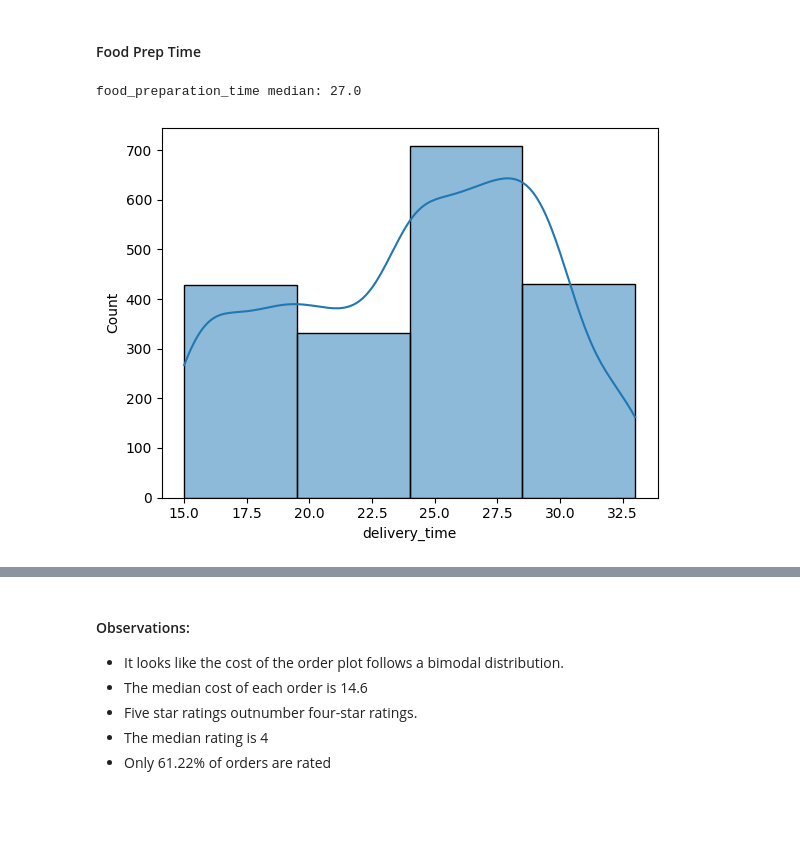
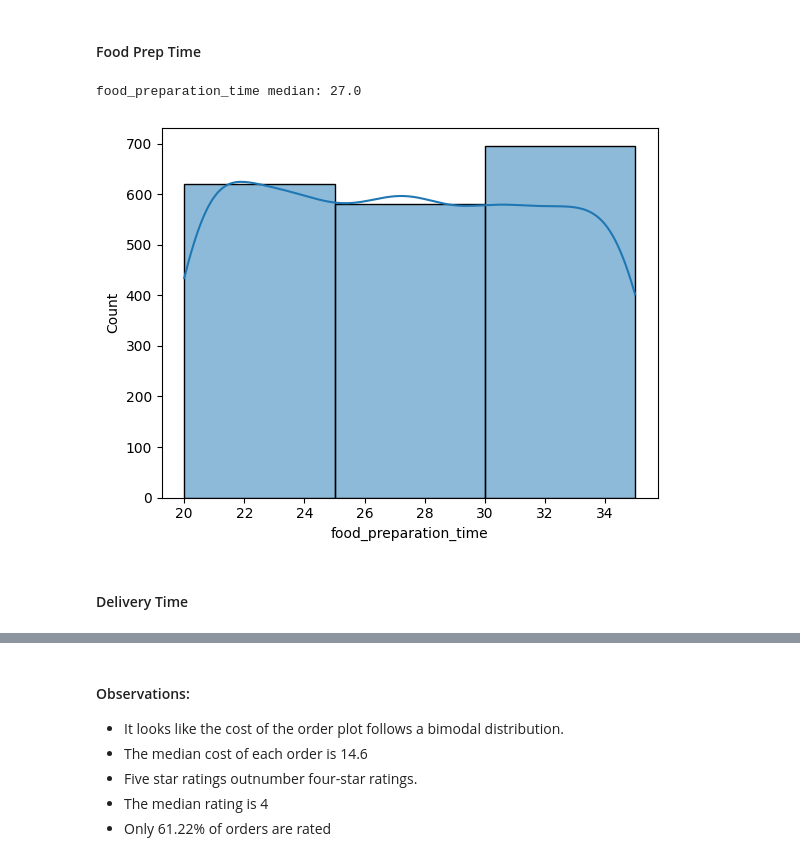
Before and after one commit to DanielLevenstein/FoodHub_UT_ML_Project1, a Jupyter notebook: FoodHubDataAnalysis.ipynb, the cells around one changed output, grey strips where cells are left out. Drawn from its saved outputs; the diff is of its cells as text; code cells hidden in the pictures; blank space fills up the shorter version.

Commit message:
Adding missing chart to univariate analysis.

```diff
--- a/FoodHubDataAnalysis.ipynb
+++ b/FoodHubDataAnalysis.ipynb
@@ -348,10 +353,11 @@ sns.countplot(df_clean, x='rating');
 # %% [markdown]
 #### Food Prep Time
 # %%
-# Food prep time has a left leaning distribution with a median of 27.0
+# Food prep time has a even distribution with a median of 27.0
 print('food_preparation_time median:' , df_clean['food_preparation_time'].median())
-df_clean['food_preparation_time'].median()
-sns.histplot(df_clean, x='delivery_time', kde=True, binwidth=5);
+sns.histplot(df_clean, x='food_preparation_time', kde=True, binwidth=5);
 # %% [output]
 food_preparation_time median: 27.0
-[figure, old version]
+[figure, new version]
+# %% [markdown]
+#### Delivery Time
```
Also changed, not shown: parts of 3 cells of this notebook, 1 other file.
